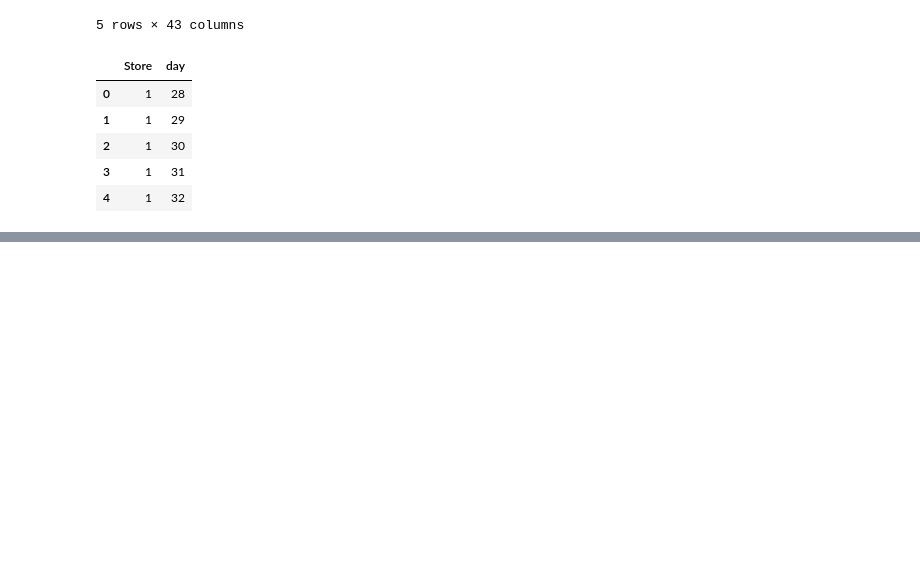
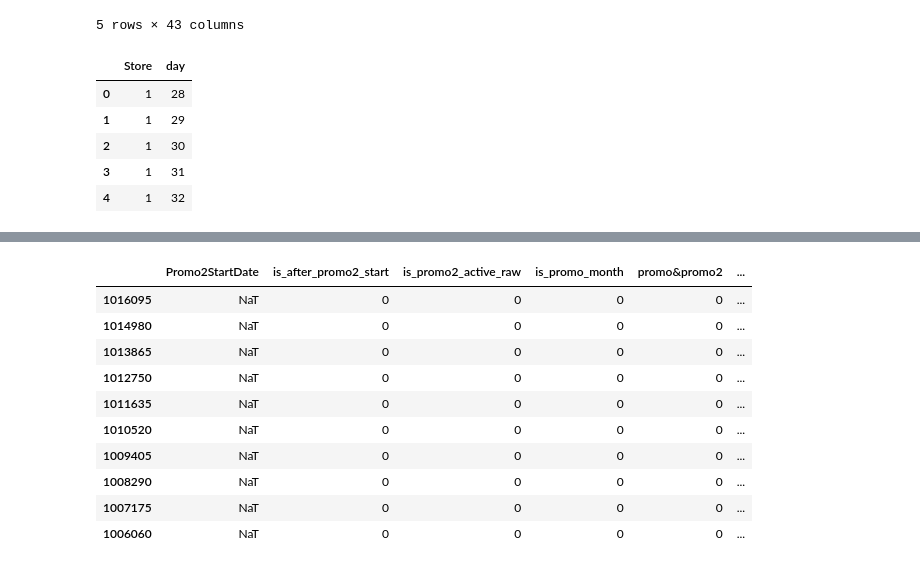
Before and after one commit to yjcyjjc/Rossmann-store-sale, a Jupyter notebook: feature assess.ipynb, the cells around one changed output, grey strips where cells are left out. Saved outputs shown, nothing was run; the diff lists cells and outputs as text; code cells hidden in the pictures; blank space fills up the shorter version.

```diff
--- a/feature assess.ipynb
+++ b/feature assess.ipynb
@@ -349,0 +306,52 @@ Final CV RMSPE: 0.19946 ± 0.08313
+# %%
+def iso_week_start(year, week):
+    # ISO: 每周周一为开始
+    return pd.to_datetime(f"{int(year)}-W{int(week):02d}-1", format="%G-W%V-%u")
+
+# df: 已经有 Date, Promo2, Promo2SinceYear, Promo2SinceWeek
+tmp["Promo2StartDate"] = tmp.apply(
+    lambda r: iso_week_start(r["Promo2SinceYear"], r["Promo2SinceWeek"])
+              if r["Promo2"] == 1 and pd.notna(r["Promo2SinceYear"]) and pd.notna(r["Promo2SinceWeek"])
+              else pd.NaT,
+    axis=1
+)
+
+tmp["is_after_promo2_start"] = (tmp["Date"] >= tmp["Promo2StartDate"]).astype("int8")
+tmp["is_promo2_active_raw"] = ((tmp["Promo2"] == 1) & (tmp["Date"] >= tmp["Promo2StartDate"])).astype("int8")
+# %%
+month_map = {
+    1: 'Jan', 2: 'Feb', 3: 'Mar', 4: 'Apr', 5: 'May', 6: 'Jun',
+    7: 'Jul', 8: 'Aug', 9: 'Sept', 10: 'Oct', 11: 'Nov', 12: 'Dec'
+}
+tmp['is_promo_month'] = tmp.apply(
+    lambda row: 1 if month_map[row['Date'].month] in str(row['PromoInterval']) and row['is_promo2_active_raw']==1 else 0, axis=1
+)
+tmp['promo&promo2']=tmp['is_promo_month']*tmp['Promo']
+# %%
+tmp["promo2_days_since_start"] = -1  # 默认：没有 Promo2
+mask = tmp["Promo2"] == 1
+
+tmp.loc[mask, "promo2_days_since_start"] = (
+    tmp.loc[mask, "Date"] - tmp.loc[mask, "Promo2StartDate"]
+).dt.days
+
+# 已开始之前的 Promo2（理论上很少，但防御性处理）
+tmp.loc[tmp["promo2_days_since_start"] < 0, "promo2_days_since_start"] = -1
+
+tmp["promo2_weeks_since_start"] = (
+    tmp["promo2_days_since_start"] // 7
+).astype("int32")
+tmp[['Promo2StartDate','is_after_promo2_start','is_promo2_active_raw','is_promo_month','promo&promo2',
+     'promo2_days_since_start','promo2_weeks_since_start']].head(10)
+# %% [output]
+|  | Promo2StartDate | is_after_promo2_start | is_promo2_active_raw | is_promo_month | promo&promo2 | ... |
+| 1016095 | NaT | 0 | 0 | 0 | 0 | ... |
+| 1014980 | NaT | 0 | 0 | 0 | 0 | ... |
+| 1013865 | NaT | 0 | 0 | 0 | 0 | ... |
+| 1012750 | NaT | 0 | 0 | 0 | 0 | ... |
+| 1011635 | NaT | 0 | 0 | 0 | 0 | ... |
+| 1010520 | NaT | 0 | 0 | 0 | 0 | ... |
+| 1009405 | NaT | 0 | 0 | 0 | 0 | ... |
+| 1008290 | NaT | 0 | 0 | 0 | 0 | ... |
+| 1007175 | NaT | 0 | 0 | 0 | 0 | ... |
+| 1006060 | NaT | 0 | 0 | 0 | 0 | ... |
```
Also changed, not shown: parts of 8 cells of this notebook, 2 other files.
